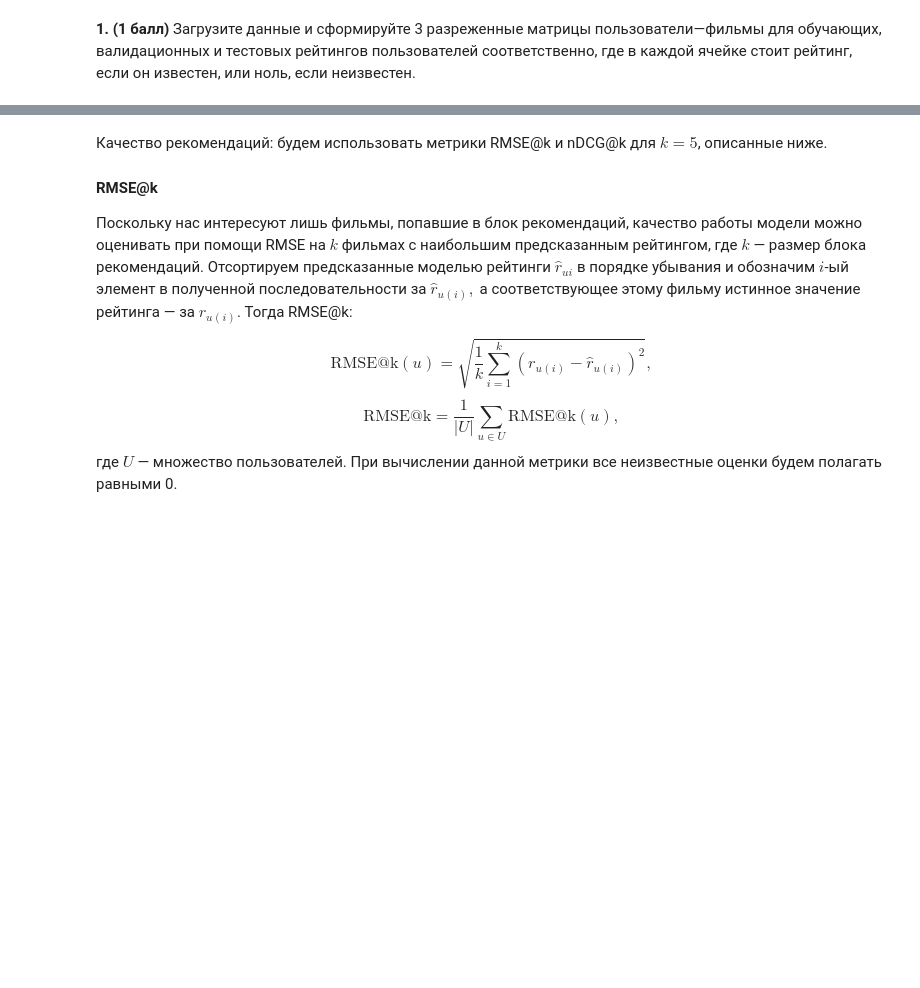
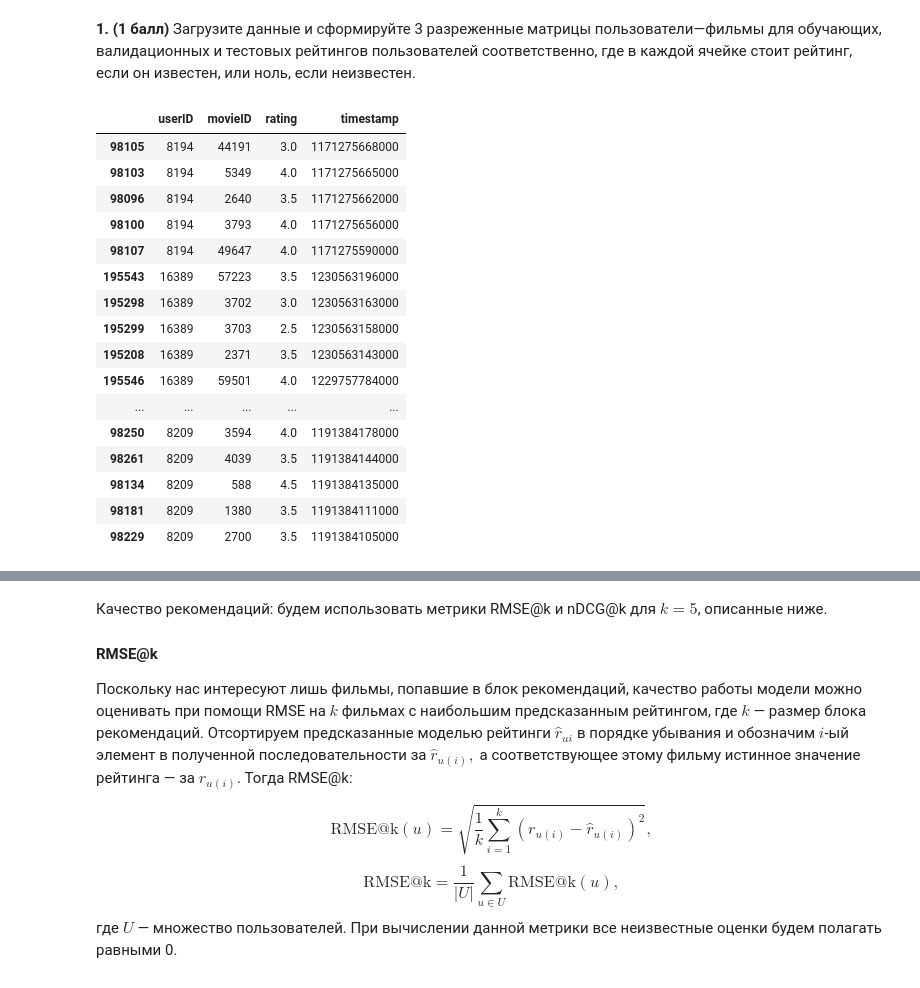
Before and after one commit to HubuserAlexanderKorneev/IDA, a Jupyter notebook: HW/HW_4.ipynb, the cells around one changed output, grey strips where cells are left out. Cells and saved outputs as stored; diff of their text form; code cells hidden in the pictures; blank space fills up the shorter version.

```diff
--- a/HW/HW_4.ipynb
+++ b/HW/HW_4.ipynb
@@ -32,4 +34,24 @@ for u in set(user_rate['userID'].values):
     user_rate_val = user_rate_val.append(user_rate.loc[user_rate['userID']==u].sort_values(['timestamp'],ascending=False).iloc[5:10])
 # %%
 user_rate_train = pd.concat([user_rate, user_rate_test, user_rate_val]).drop_duplicates(keep=False) #удаляет оба дубликата
+# %%
+user_rate_test.head(20)
+# %% [output]
+|  | userID | movieID | rating | timestamp |
+| 98105 | 8194 | 44191 | 3.0 | 1171275668000 |
+| 98103 | 8194 | 5349 | 4.0 | 1171275665000 |
+| 98096 | 8194 | 2640 | 3.5 | 1171275662000 |
+| 98100 | 8194 | 3793 | 4.0 | 1171275656000 |
+| 98107 | 8194 | 49647 | 4.0 | 1171275590000 |
+| 195543 | 16389 | 57223 | 3.5 | 1230563196000 |
+| 195298 | 16389 | 3702 | 3.0 | 1230563163000 |
+| 195299 | 16389 | 3703 | 2.5 | 1230563158000 |
+| 195208 | 16389 | 2371 | 3.5 | 1230563143000 |
+| 195546 | 16389 | 59501 | 4.0 | 1229757784000 |
+| ... | ... | ... | ... | ... |
+| 98250 | 8209 | 3594 | 4.0 | 1191384178000 |
+| 98261 | 8209 | 4039 | 3.5 | 1191384144000 |
+| 98134 | 8209 | 588 | 4.5 | 1191384135000 |
+| 98181 | 8209 | 1380 | 3.5 | 1191384111000 |
+| 98229 | 8209 | 2700 | 3.5 | 1191384105000 |
 # %%
```
Also changed, not shown: parts of 42 cells of this notebook.
